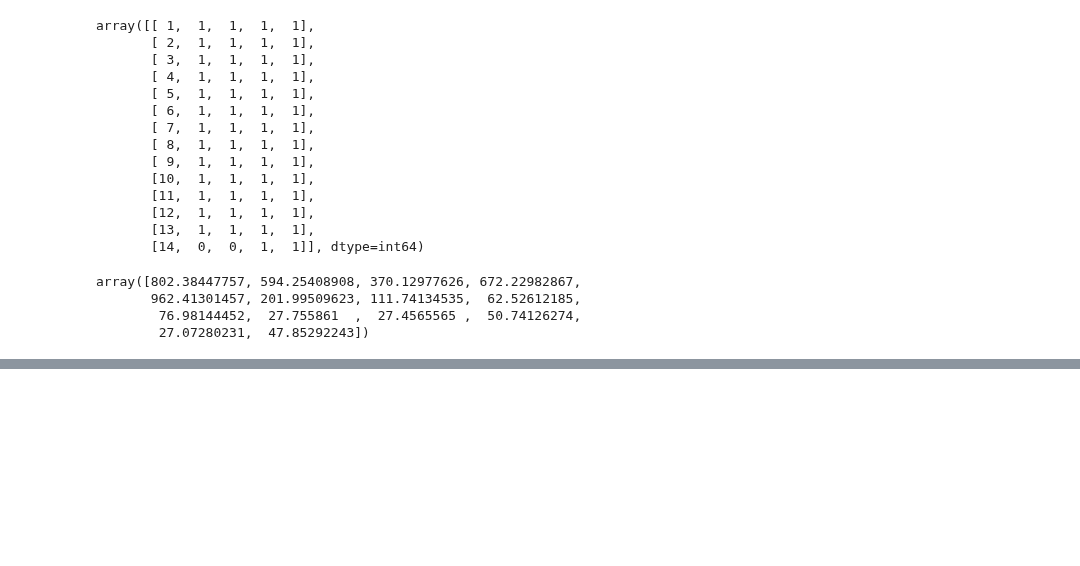
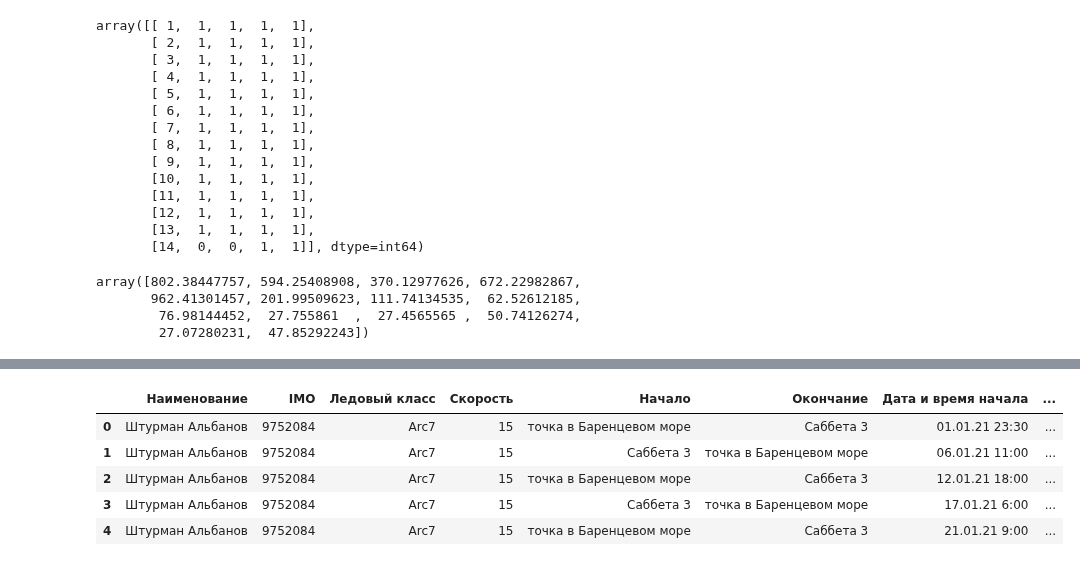
Before and after one commit to sudo-odner/hack-08-09-23, a Jupyter notebook: polina.ipynb, the cells around one changed output, grey strips where cells are left out. Saved outputs shown, nothing was run; the diff lists cells and outputs as text; code cells hidden in the pictures; blank space fills up the shorter version.

```diff
--- a/polina.ipynb
+++ b/polina.ipynb
@@ -234,0 +191,10 @@ dist_of_ways[0]/9
+# %%
+df_applications = pd.DataFrame(applications,columns = ["Наименование","IMO","Ледовый класс","Скорость","Начало","Окончание","Дата и время начала","Дата и время окончания"])
+df_applications.head()
+# %% [output]
+|  | Наименование | IMO | Ледовый класс | Скорость | Начало | Окончание | Дата и время начала | ... |
+| 0 | Штурман Альбанов | 9752084 | Arc7 | 15 | точка в Баренцевом море | Саббета 3 | 01.01.21 23:30 | ... |
+| 1 | Штурман Альбанов | 9752084 | Arc7 | 15 | Саббета 3 | точка в Баренцевом море | 06.01.21 11:00 | ... |
+| 2 | Штурман Альбанов | 9752084 | Arc7 | 15 | точка в Баренцевом море | Саббета 3 | 12.01.21 18:00 | ... |
+| 3 | Штурман Альбанов | 9752084 | Arc7 | 15 | Саббета 3 | точка в Баренцевом море | 17.01.21 6:00 | ... |
+| 4 | Штурман Альбанов | 9752084 | Arc7 | 15 | точка в Баренцевом море | Саббета 3 | 21.01.21 9:00 | ... |
```
Also changed, not shown: parts of 24 cells of this notebook.
